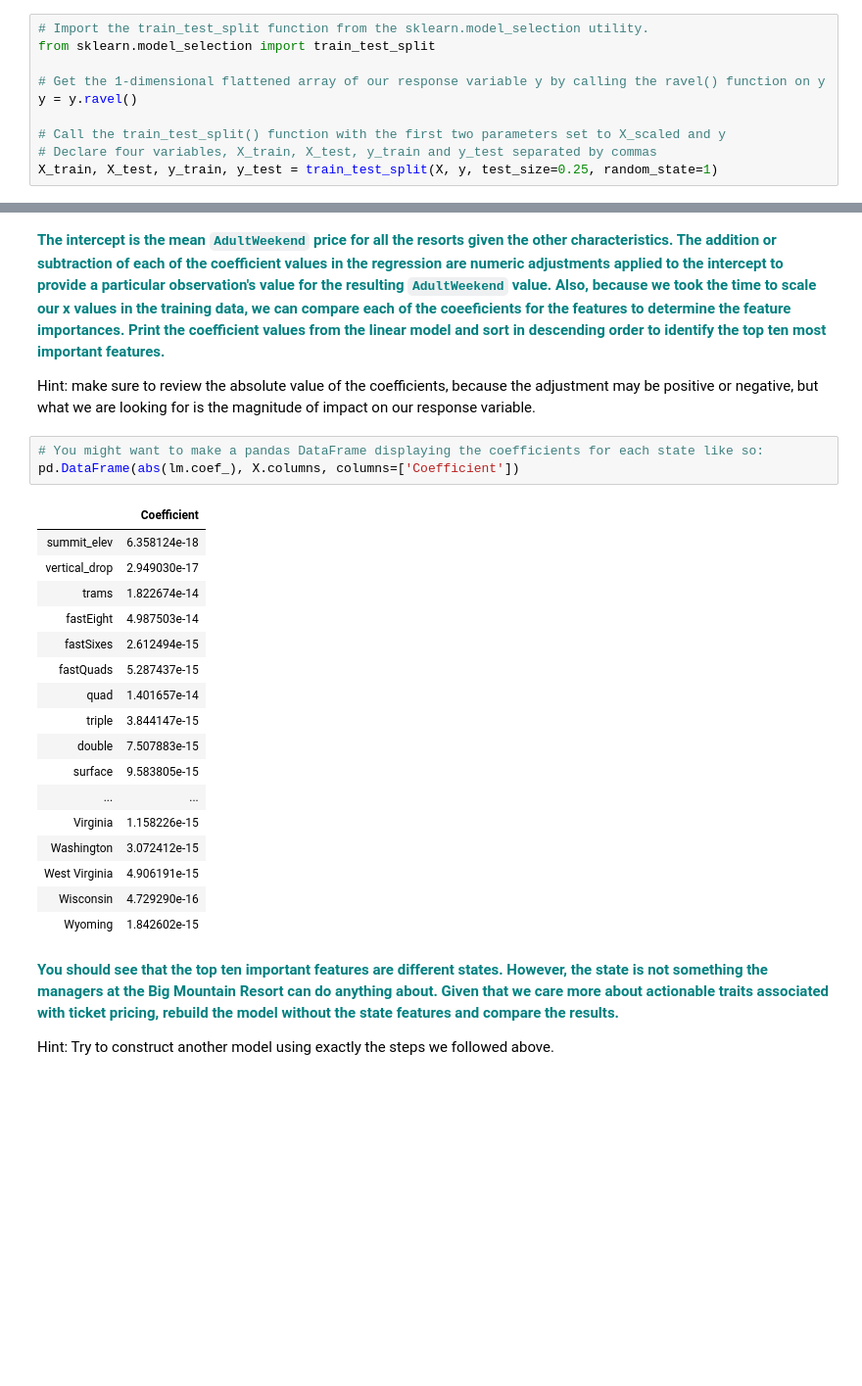
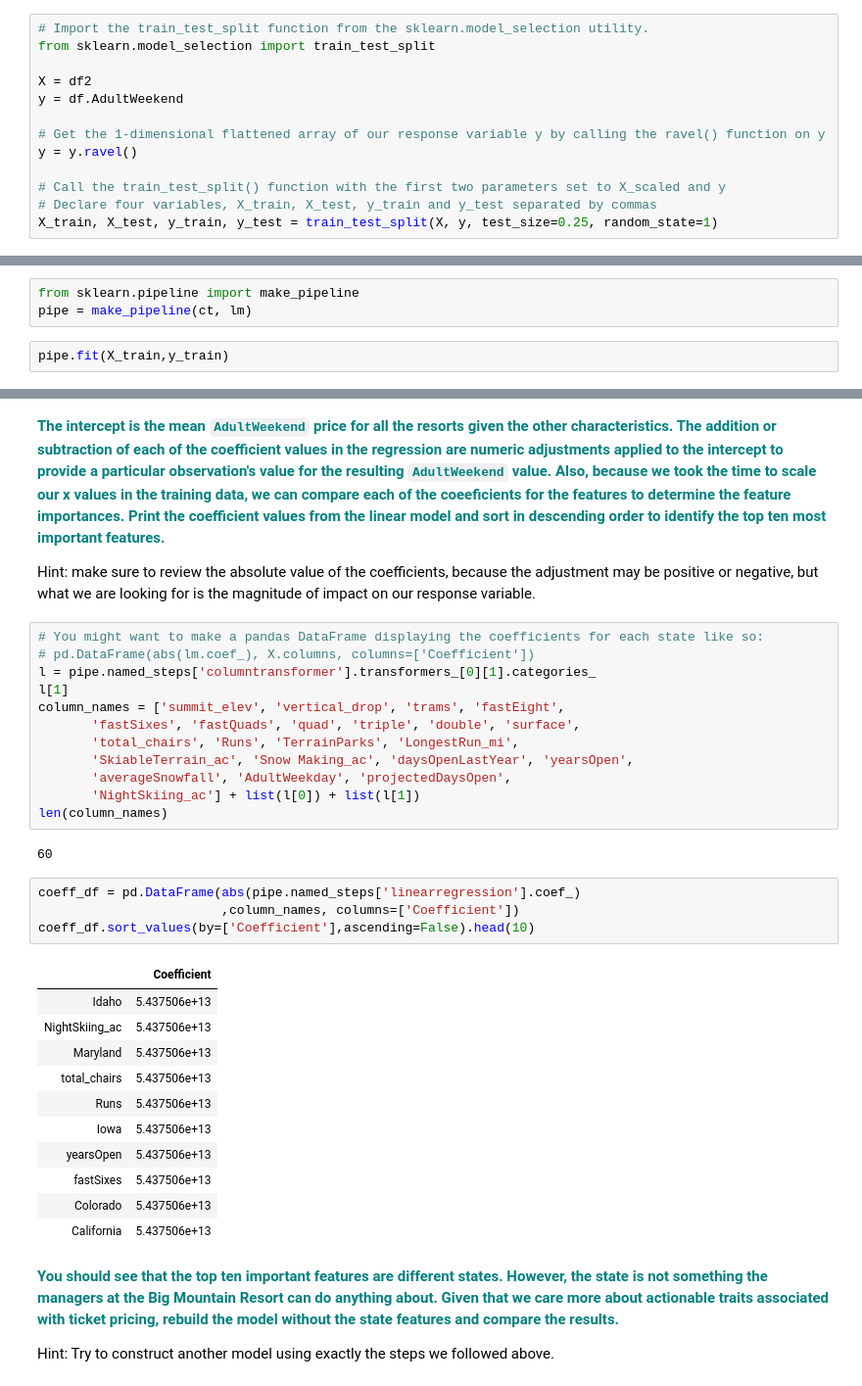
Before and after one commit to Tosburg/Springboard, a Jupyter notebook: 06-GuidedCapstone/Notebook_stepfourandfive.ipynb, the cells around one changed output, grey strips where cells are left out. Shown at 98% size. Saved outputs shown, nothing was run; the diff lists cells and outputs as text; blank space fills up the shorter version.

```diff
--- a/06-GuidedCapstone/Notebook_stepfourandfive.ipynb
+++ b/06-GuidedCapstone/Notebook_stepfourandfive.ipynb
@@ -157,6 +125,9 @@ print(y.shape)
 # %%
 # Import the train_test_split function from the sklearn.model_selection utility.
 from sklearn.model_selection import train_test_split
+
+X = df2
+y = df.AdultWeekend
 
 # Get the 1-dimensional flattened array of our response variable y by calling the ravel() function on y
 y = y.ravel()
@@ -218,0 +190,5 @@ model = lm.fit(X_train,y_train)
+# %%
+from sklearn.pipeline import make_pipeline
+pipe = make_pipeline(ct, lm)
+# %%
+pipe.fit(X_train,y_train)
@@ -252,25 +247,34 @@ lm.intercept_
 Hint: make sure to review the absolute value of the coefficients, because the adjustment may be positive or negative, but what we are looking for is the magnitude of impact on our response variable.
 # %%
 # You might want to make a pandas DataFrame displaying the coefficients for each state like so:
-pd.DataFrame(abs(lm.coef_), X.columns, columns=['Coefficient'])
+# pd.DataFrame(abs(lm.coef_), X.columns, columns=['Coefficient'])
+l = pipe.named_steps['columntransformer'].transformers_[0][1].categories_
+l[1]
+column_names = ['summit_elev', 'vertical_drop', 'trams', 'fastEight',
+       'fastSixes', 'fastQuads', 'quad', 'triple', 'double', 'surface',
+       'total_chairs', 'Runs', 'TerrainParks', 'LongestRun_mi',
+       'SkiableTerrain_ac', 'Snow Making_ac', 'daysOpenLastYear', 'yearsOpen',
+       'averageSnowfall', 'AdultWeekday', 'projectedDaysOpen',
+       'NightSkiing_ac'] + list(l[0]) + list(l[1])
+len(column_names)
 # %% [output]
-|  | Coefficient |
-| summit_elev | 6.358124e-18 |
-| vertical_drop | 2.949030e-17 |
-| trams | 1.822674e-14 |
-| fastEight | 4.987503e-14 |
-| fastSixes | 2.612494e-15 |
-| fastQuads | 5.287437e-15 |
-| quad | 1.401657e-14 |
-| triple | 3.844147e-15 |
-| double | 7.507883e-15 |
-| surface | 9.583805e-15 |
-| ... | ... |
-| Virginia | 1.158226e-15 |
-| Washington | 3.072412e-15 |
-| West Virginia | 4.906191e-15 |
-| Wisconsin | 4.729290e-16 |
-| Wyoming | 1.842602e-15 |
+60
+# %%
+coeff_df = pd.DataFrame(abs(pipe.named_steps['linearregression'].coef_)
+                        ,column_names, columns=['Coefficient'])
+coeff_df.sort_values(by=['Coefficient'],ascending=False).head(10)
+# %% [output]
+|  | Coefficient |
+| Idaho | 5.437506e+13 |
+| NightSkiing_ac | 5.437506e+13 |
+| Maryland | 5.437506e+13 |
+| total_chairs | 5.437506e+13 |
+| Runs | 5.437506e+13 |
+| Iowa | 5.437506e+13 |
+| yearsOpen | 5.437506e+13 |
+| fastSixes | 5.437506e+13 |
+| Colorado | 5.437506e+13 |
+| California | 5.437506e+13 |
 # %% [markdown]
 **<font color='teal'>You should see that the top ten important features are different states. However, the state is not something the managers at the Big Mountain Resort can do anything about. Given that we care more about actionable traits associated with ticket pricing, rebuild the model without the state features and compare the results. </font>**
 
```
Also changed, not shown: parts of 49 cells of this notebook, 3 other files.
